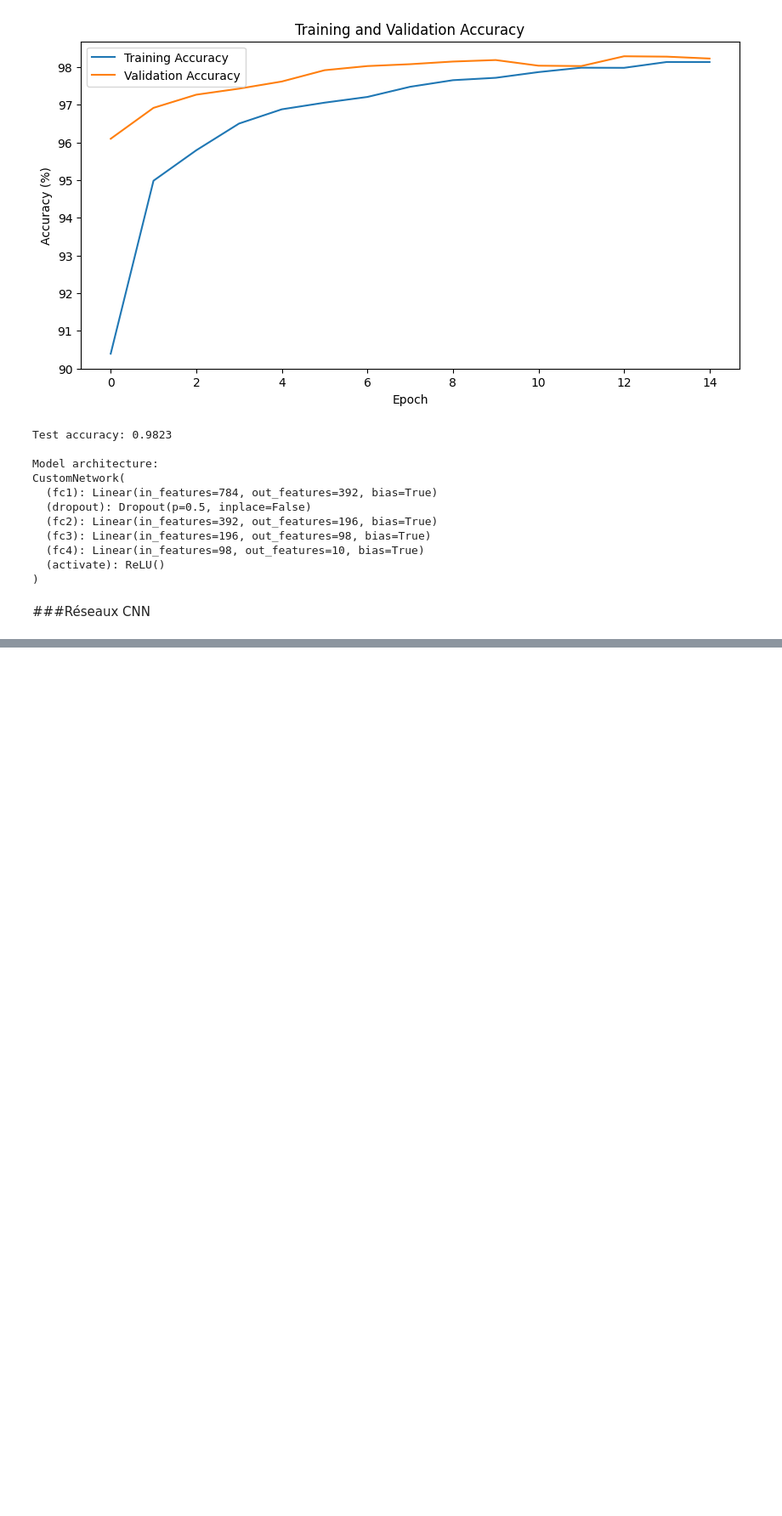
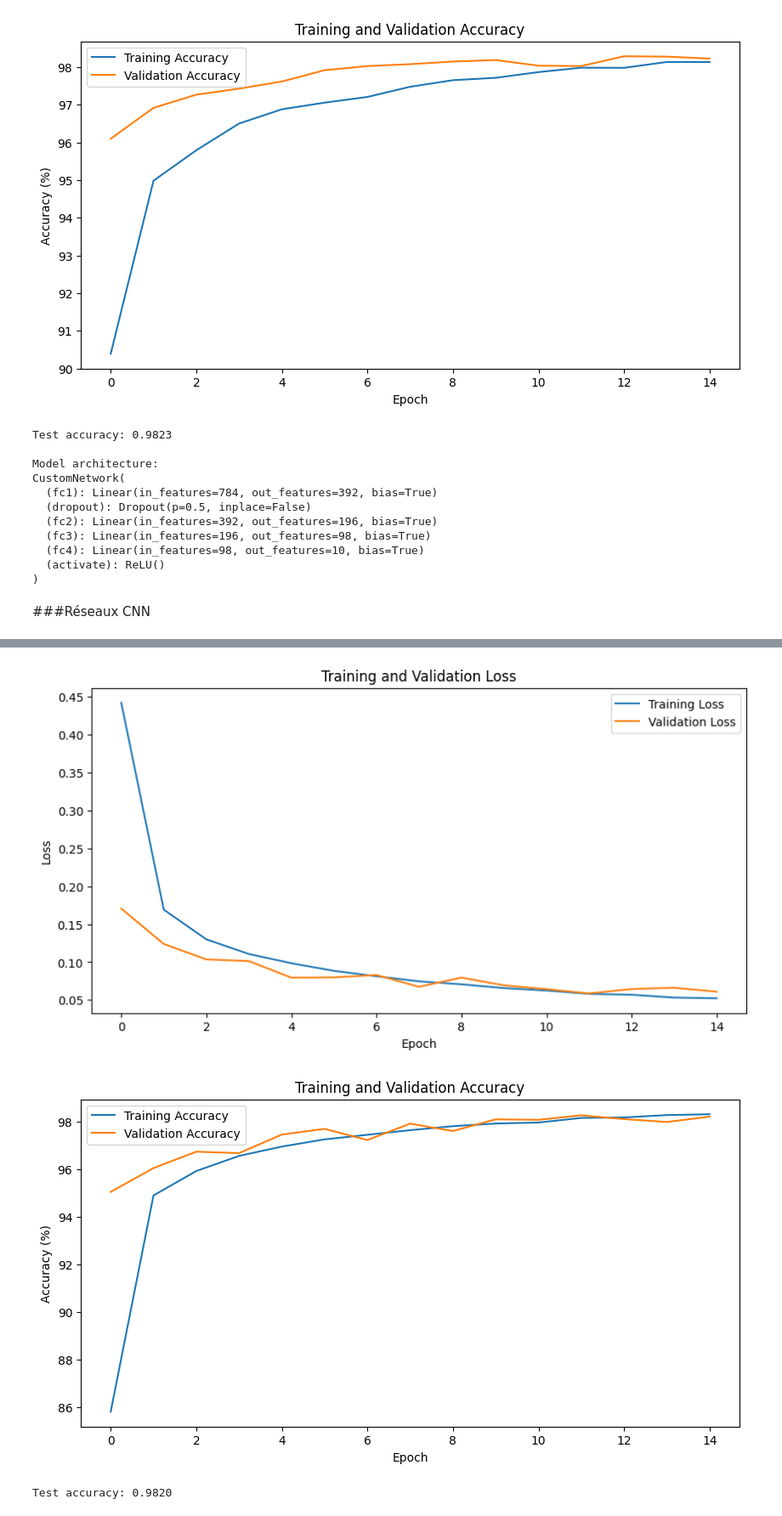
Before and after one commit to AntoinePERRETTE/ETRS923-IA-et-Objets-Connect-s, a Jupyter notebook: ETRS923.ipynb, the cells around one changed output, grey strips where cells are left out. Shown at 85% size. Drawn from its saved outputs; the diff is of its cells as text; code cells hidden in the pictures; blank space fills up the shorter version.

```diff
--- a/ETRS923.ipynb
+++ b/ETRS923.ipynb
@@ -1100,11 +1100,8 @@ x_train, x_test = x_train / 255.0, x_test / 255.0
 
 print(f"Training set size: {x_train.shape}, Test set size: {x_test.shape}")
 
-x_train = x_train.reshape(-1, 784)
-x_test = x_test.reshape(-1, 784)
-
-x_train_tensor = torch.FloatTensor(x_train)
-x_test_tensor = torch.FloatTensor(x_test)
+x_train_tensor = torch.FloatTensor(x_train).unsqueeze(1) # Add channel dimension
+x_test_tensor = torch.FloatTensor(x_test).unsqueeze(1)   # Add channel dimension
 y_train_tensor = torch.LongTensor(y_train)
 y_test_tensor = torch.LongTensor(y_test)
 
@@ -1117,19 +1114,23 @@ test_loader = DataLoader(test_dataset, batch_size=batch_size, shuffle=False)
 class CustomNetwork(nn.Module):
     def __init__(self):
         super(CustomNetwork, self).__init__()
-        self.fc1 = nn.Linear(784, 392)
-        self.dropout = nn.Dropout(0.5)
-        self.fc2 = nn.Linear(392, 196)
-        self.fc3 = nn.Linear(196, 98)
-        self.fc4 = nn.Linear(98, 10)
-        self.activate = nn.ReLU()        # Fonction d'activation
+        self.conv1 = nn.Conv2d(1, 2, 5)
+        self.pool = nn.MaxPool2d(2, 2)
+        self.conv2 = nn.Conv2d(2, 4, 5)
+        # Corrected input features for the first fully connected layer
+        self.fc1 = nn.Linear(4 * 4 * 4, 50)
+        self.fc2 = nn.Linear(50, 25)
+        self.fc3 = nn.Linear(25, 10)
+        self.activate = nn.ReLU()
 
     def forward(self, x):
+        x = self.pool(self.activate(self.conv1(x)))
+        x = self.pool(self.activate(self.conv2(x)))
+        # Corrected flatten operation
+        x = x.view(-1, 4 * 4 * 4)
         x = self.activate(self.fc1(x))
-        x = self.dropout(x)
         x = self.activate(self.fc2(x))
-        x = self.activate(self.fc3(x))
-        x = self.fc4(x)  # Pas d'activation sur la dernière couche
+        x = self.fc3(x)
         return x
 
 model = CustomNetwork()
@@ -1211,3 +1212,4 @@ with torch.no_grad():
     _, predicted = torch.max(outputs, 1)
     test_acc = (predicted == y_test_tensor).sum().item() / y_test_tensor.size(0)
     print(f'Test accuracy: {test_acc:.4f}')
+# %% [output]
@@ -1213,0 +1232,3 @@ with torch.no_grad():
+[figure, added]
+[figure, added]
+Test accuracy: 0.9820
```
Also changed, not shown: parts of 1 cell of this notebook.
